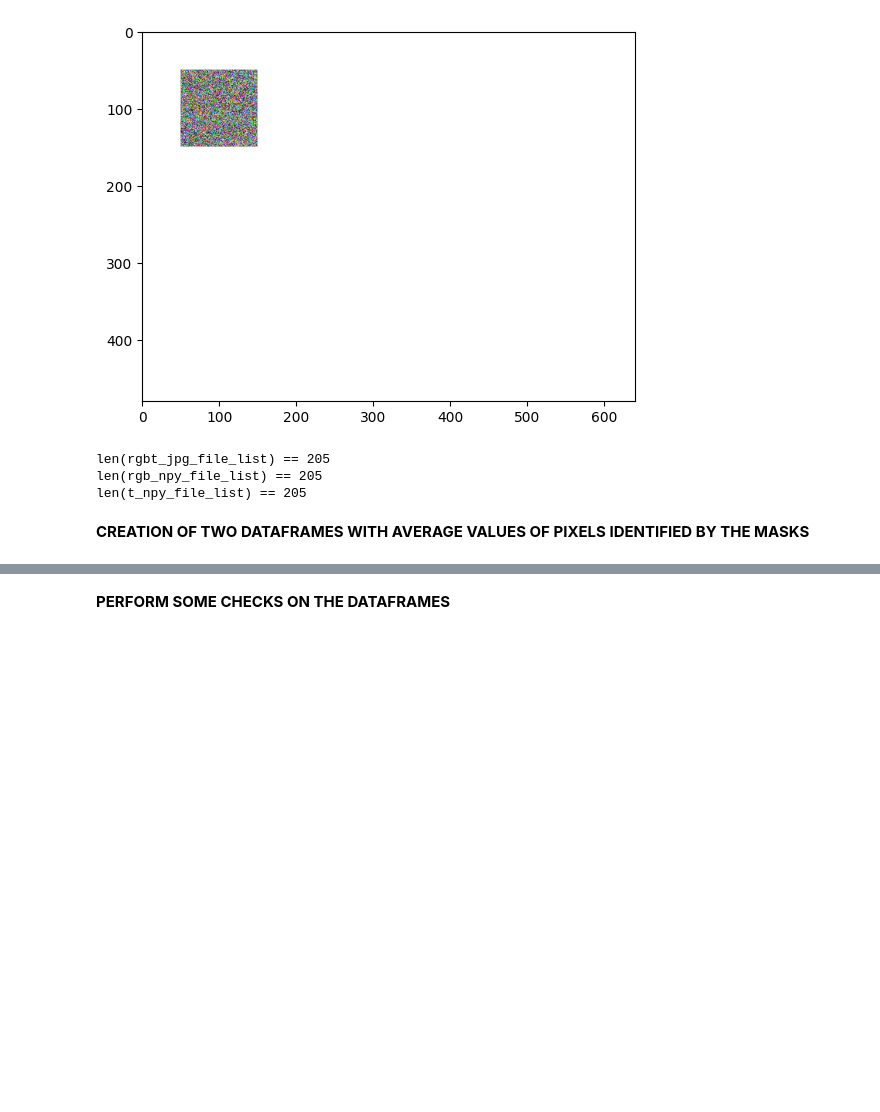
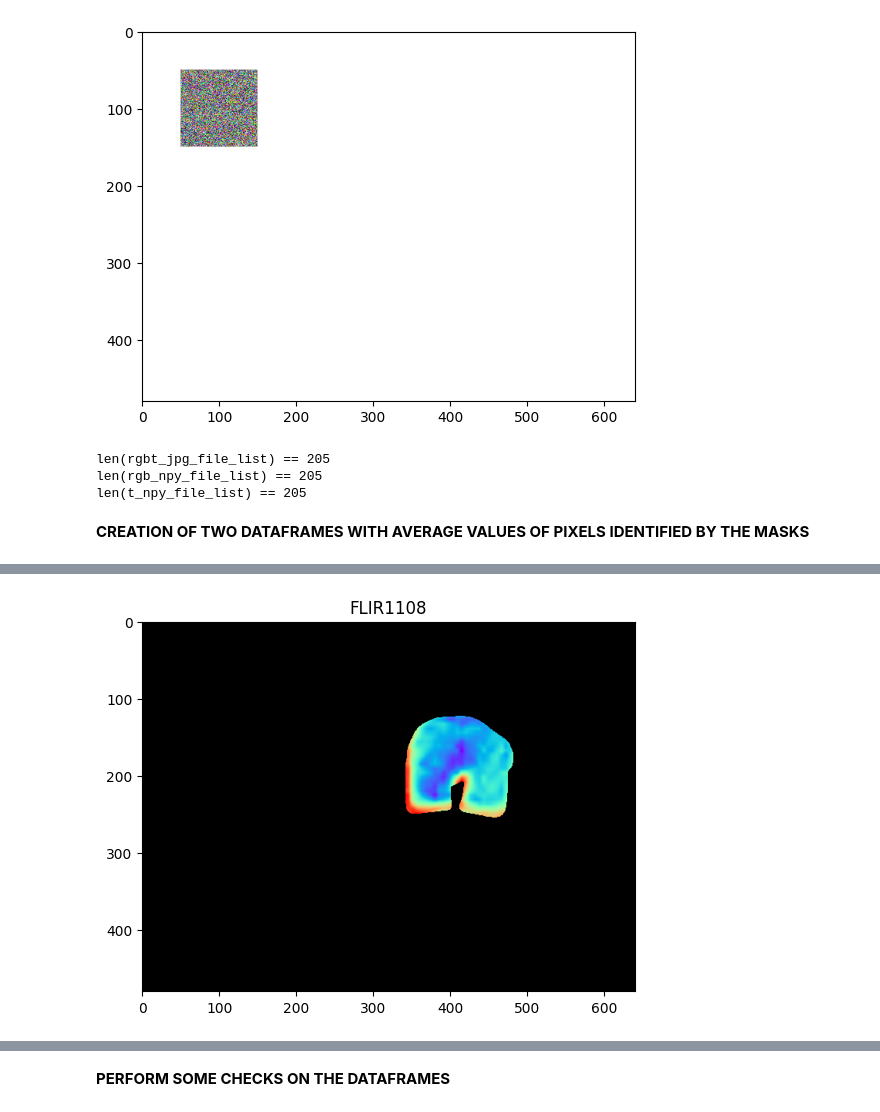
Before and after one commit to LambdaLambdaLambda/read_thermal.py, a Jupyter notebook: extract_rgb_and_thermal_data_from_raw_data_source.ipynb, the cells around one changed output, grey strips where cells are left out. Saved outputs shown, nothing was run; the diff lists cells and outputs as text; code cells hidden in the pictures; blank space fills up the shorter version.

```diff
--- a/extract_rgb_and_thermal_data_from_raw_data_source.ipynb
+++ b/extract_rgb_and_thermal_data_from_raw_data_source.ipynb
@@ -714,0 +743,99 @@ if not (os.path.exists(dest_csv) and os.path.isfile(dest_csv)):
+# %%
+dataframe_white_bread = []
+dataframe_brown_bread = []
+
+default_metadata = {
+    "Real2IR": 1.4022262096405,
+    "OffsetX": 0,
+    "OffsetY": -12,
+    "PiPX1": 0,
+    "PiPX2": 80,
+    "PiPY1": 0,
+    "PiPY2": 60,
+    "EmbeddedImageWidth": 640,
+    "EmbeddedImageHeight": 480
+}
+
+for j, old_record in enumerate(ground_truth):
+    ###
+    rgb_filename = old_record['pictures'][-1]
+    rgb_matrix = np.load(os.path.join(
+        'raw_data_source', 'RGB_npy', f'{Path(rgb_filename).stem}.npy'))
+    grayscale_matrix = rgb_to_grayscale(rgb_matrix)
+    ###
+    if old_record['bread_type'] == 'b':
+        mask_filename = os.path.join(
+            'raw_data_source', 'brown_slice_masks', f'{Path(rgb_filename).stem}.tiff')
+    elif old_record['bread_type'] == 'w':
+        mask_filename = os.path.join(
+            'raw_data_source', 'white_slice_masks', f'{Path(rgb_filename).stem}.tiff')
+    bread_mask_matrix = tiff.imread(mask_filename)
+    ###
+    new_record = {}
+    new_record['acrylamide_density'] = old_record['acrylamide_density']
+    new_record['toaster_energy'] = old_record['toaster_energy']
+    new_record['toaster_temperature'] = old_record['toaster_temperature']
+    new_record['room_temperature'] = old_record['room_temperature']
+    ####
+    threshold_ratio = 0.2
+    threshold = 255.0*threshold_ratio
+    burnt_mask_matrix = create_mask_of_burnt_pixels(grayscale_matrix, bread_mask_matrix, threshold)
+    # Count the number of ones in burnt_mask
+    num_ones_in_burnt = np.sum(burnt_mask_matrix)
+    # Count the number of ones in slice_mask_matrix
+    num_ones_in_slice = np.sum(bread_mask_matrix)
+
+    # Avoid division by zero
+    if num_ones_in_slice > 0:
+        new_record['burnt_pixels_ratio'] = num_ones_in_burnt / num_ones_in_slice
+    else:
+        new_record['burnt_pixels_ratio'] = np.nan
+    ####
+    selected_pixel_values = grayscale_matrix[bread_mask_matrix == 1]
+    new_record[f'mean_grey_9'] = np.mean(selected_pixel_values)
+    new_record[f'stdev_grey_9'] = np.std(selected_pixel_values)
+    ####
+    selected_pixel_values = (rgb_matrix[:, :, 0])[bread_mask_matrix == 1]
+    new_record[f'mean_red_9'] = np.mean(selected_pixel_values)
+    new_record[f'stdev_red_9'] = np.std(selected_pixel_values)
+    ####
+    selected_pixel_values = (rgb_matrix[:, :, 1])[bread_mask_matrix == 1]
+    new_record[f'mean_green_9'] = np.mean(selected_pixel_values)
+    new_record[f'stdev_green_9'] = np.std(selected_pixel_values)
+    ####
+    selected_pixel_values = (rgb_matrix[:, :, 2])[bread_mask_matrix == 1]
+    new_record[f'mean_blue_9'] = np.mean(selected_pixel_values)
+    new_record[f'stdev_blue_9'] = np.std(selected_pixel_values)
+    ####
+    for i, rgb_filename in enumerate(old_record['pictures']):
+        t_filename = os.path.join('raw_data_source', 'T_npy', f'{Path(rgb_filename).stem}.npy')
+        t_matrix = np.load(t_filename)
+        t_matrix_with_nan = resize(t_matrix, default_metadata)
+        selected_pixel_values = t_matrix_with_nan[bread_mask_matrix == 1]
+        new_record[f'mean_t_{i}'] = np.nanmean(selected_pixel_values)
+        new_record[f'stdev_t_{i}'] = np.nanstd(selected_pixel_values)
+        if j == 13 and i == 9:
+            create_illustration(rgb_filename, rgb_matrix,
+                                bread_mask_matrix, t_matrix_with_nan)
+            plot_burnt_pixels(rgb_filename, rgb_matrix, bread_mask_matrix, burnt_mask_matrix)
+
+    if old_record['bread_type'] == 'b':
+        dataframe_brown_bread.append(new_record)
+    elif old_record['bread_type'] == 'w':
+        dataframe_white_bread.append(new_record)
+    else:
+        print(f'Wrong bread type.')
+
+dest_csv = f'dataframe_white_bread_threshold_method_<={threshold_ratio}.csv'
+if not (os.path.exists(dest_csv) and os.path.isfile(dest_csv)):
+    df_white = pd.DataFrame(dataframe_white_bread)
+    df_white.to_csv(dest_csv, index=False)
+    print(f"Dataframe saved to file {dest_csv}")
+
+dest_csv = f'dataframe_brown_bread_threshold_method_<={threshold_ratio}.csv'
+if not (os.path.exists(dest_csv) and os.path.isfile(dest_csv)):
+    df_brown = pd.DataFrame(dataframe_brown_bread)
+    df_brown.to_csv(dest_csv, index=False)
+    print(f"Dataframe saved to file {dest_csv}")
+# %% [output]
+[figure, added]
```
Also changed, not shown: parts of 6 cells of this notebook, 17 other files.
